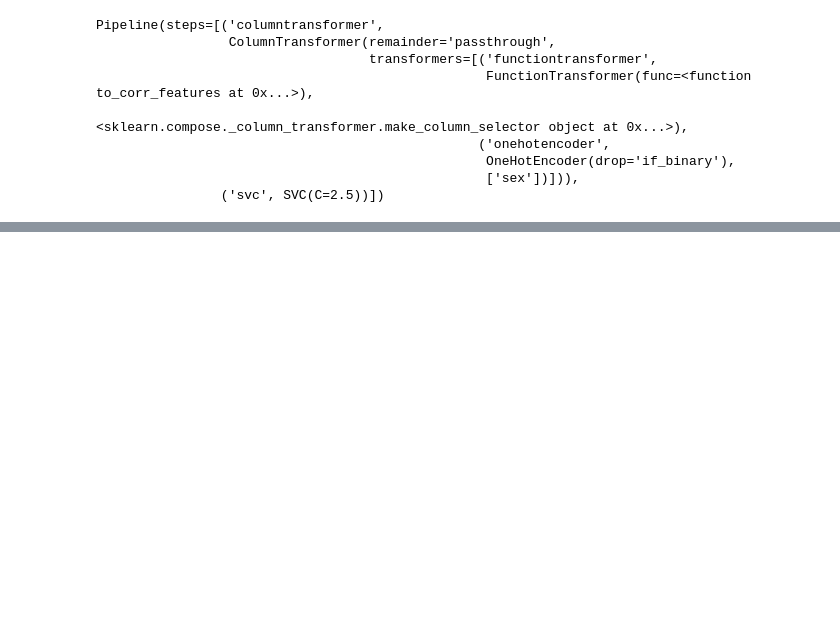
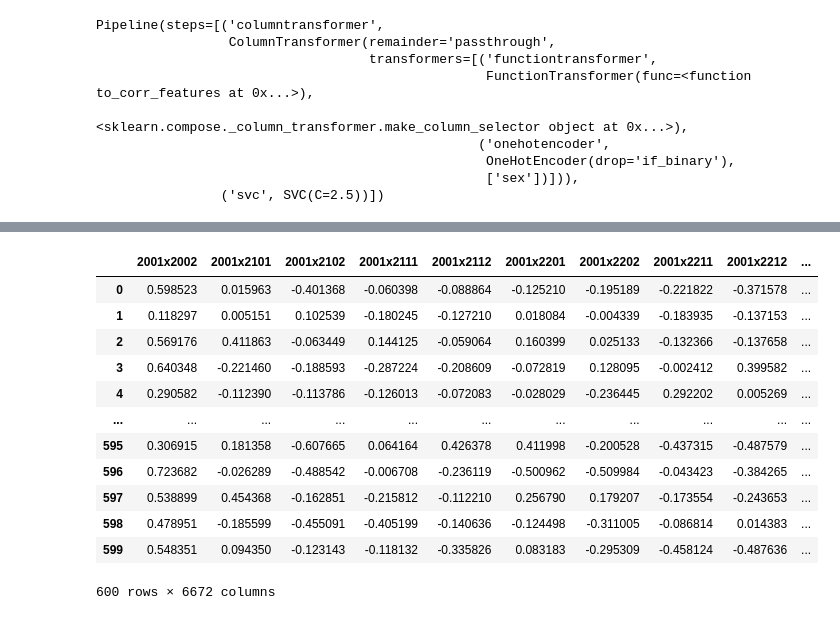
Before and after one commit to MattiaCastaldo/SL_HW2, a Jupyter notebook: rf-cor.ipynb, the cells around one changed output, grey strips where cells are left out. Cells and saved outputs as stored; diff of their text form; code cells hidden in the pictures; blank space fills up the shorter version.

```diff
--- a/rf-cor.ipynb
+++ b/rf-cor.ipynb
@@ -241,8 +241,8 @@ Code for submitting to the competition, just run this cell and upload the result
 from sklearn.base import clone
 
 final = clone(pipe)
-final.set_params(**{'svc__C': 2.5, 'svc__class_weight': None})
-# final.set_params(**model.best_params_)
+BEST_PARAMS = {'svc__C': 2.5, 'svc__class_weight': None} # model.best_params_
+final.set_params(**BEST_PARAMS)
 final.fit(X,y)
 # %% [output]
 Pipeline(steps=[('columntransformer',
@@ -264,0 +284,24 @@ competition['target'].to_csv('data/submission.csv')
+# %%
+correlation_transformer.set_output(transform='pandas')
+correlation_transformer.set_params(onehotencoder__sparse_output=False)
+# old feature matrix but with engineered features explicit
+X = correlation_transformer.transform(df.drop(columns=['id', 'y']))
+X.columns = X.columns.str.extract(r'.*__(.*)')[0]
+# old model (already trained) but ready to accept explicit features
+model = clone(final.steps[1][1])
+y = (df.y == 'autism').astype(int)
+X
+# %% [output]
+|  | 2001x2002 | 2001x2101 | 2001x2102 | 2001x2111 | 2001x2112 | 2001x2201 | 2001x2202 | 2001x2211 | 2001x2212 | ... |
+| 0 | 0.598523 | 0.015963 | -0.401368 | -0.060398 | -0.088864 | -0.125210 | -0.195189 | -0.221822 | -0.371578 | ... |
+| 1 | 0.118297 | 0.005151 | 0.102539 | -0.180245 | -0.127210 | 0.018084 | -0.004339 | -0.183935 | -0.137153 | ... |
+| 2 | 0.569176 | 0.411863 | -0.063449 | 0.144125 | -0.059064 | 0.160399 | 0.025133 | -0.132366 | -0.137658 | ... |
+| 3 | 0.640348 | -0.221460 | -0.188593 | -0.287224 | -0.208609 | -0.072819 | 0.128095 | -0.002412 | 0.399582 | ... |
+| 4 | 0.290582 | -0.112390 | -0.113786 | -0.126013 | -0.072083 | -0.028029 | -0.236445 | 0.292202 | 0.005269 | ... |
+| ... | ... | ... | ... | ... | ... | ... | ... | ... | ... | ... |
+| 595 | 0.306915 | 0.181358 | -0.607665 | 0.064164 | 0.426378 | 0.411998 | -0.200528 | -0.437315 | -0.487579 | ... |
+| 596 | 0.723682 | -0.026289 | -0.488542 | -0.006708 | -0.236119 | -0.500962 | -0.509984 | -0.043423 | -0.384265 | ... |
+| 597 | 0.538899 | 0.454368 | -0.162851 | -0.215812 | -0.112210 | 0.256790 | 0.179207 | -0.173554 | -0.243653 | ... |
+| 598 | 0.478951 | -0.185599 | -0.455091 | -0.405199 | -0.140636 | -0.124498 | -0.311005 | -0.086814 | 0.014383 | ... |
+| 599 | 0.548351 | 0.094350 | -0.123143 | -0.118132 | -0.335826 | 0.083183 | -0.295309 | -0.458124 | -0.487636 | ... |
+600 rows × 6672 columns
```
Also changed, not shown: parts of 5 cells of this notebook.
